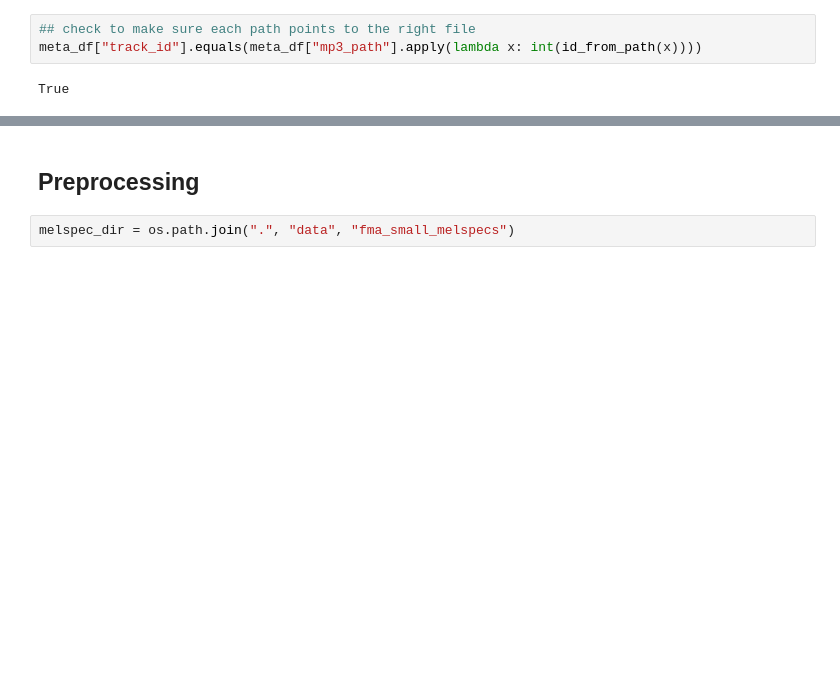
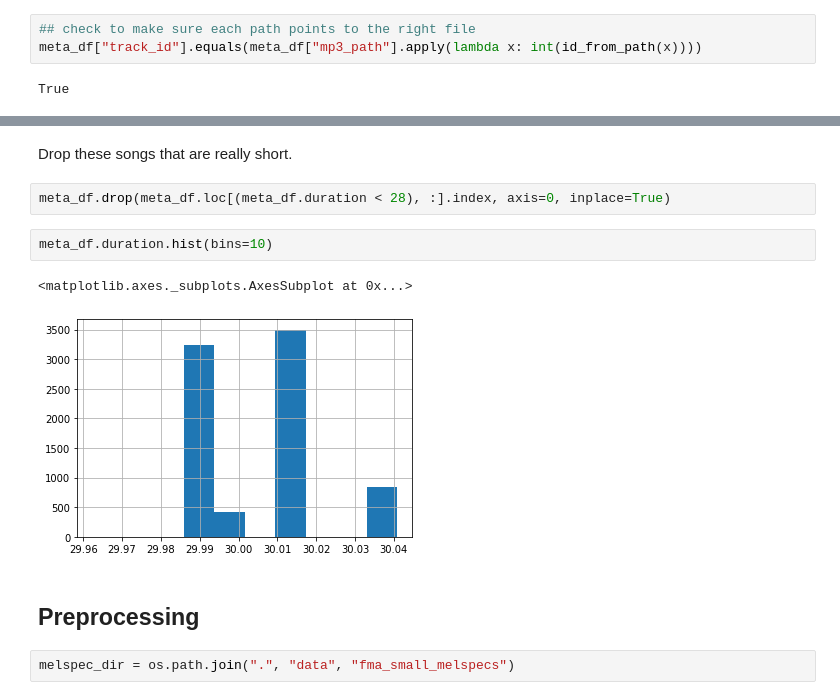
Before and after one commit to awray3/music_clf, a Jupyter notebook: tf_fma.ipynb, the cells around one changed output, grey strips where cells are left out. Cells and saved outputs as stored; diff of their text form; blank space fills up the shorter version.

```diff
--- a/tf_fma.ipynb
+++ b/tf_fma.ipynb
@@ -182,3 +201,12 @@ meta_df.head()
+# %% [markdown]
+Drop these songs that are really short.
+# %%
+meta_df.drop(meta_df.loc[(meta_df.duration < 28), :].index, axis=0, inplace=True)
+# %%
+meta_df.duration.hist(bins=10)
+# %% [output]
+<matplotlib.axes._subplots.AxesSubplot at 0x...>
+[figure, added]
 # %% [markdown]
 ## Preprocessing
 # %%
```
Also changed, not shown: parts of 62 cells of this notebook, 4 other files.
